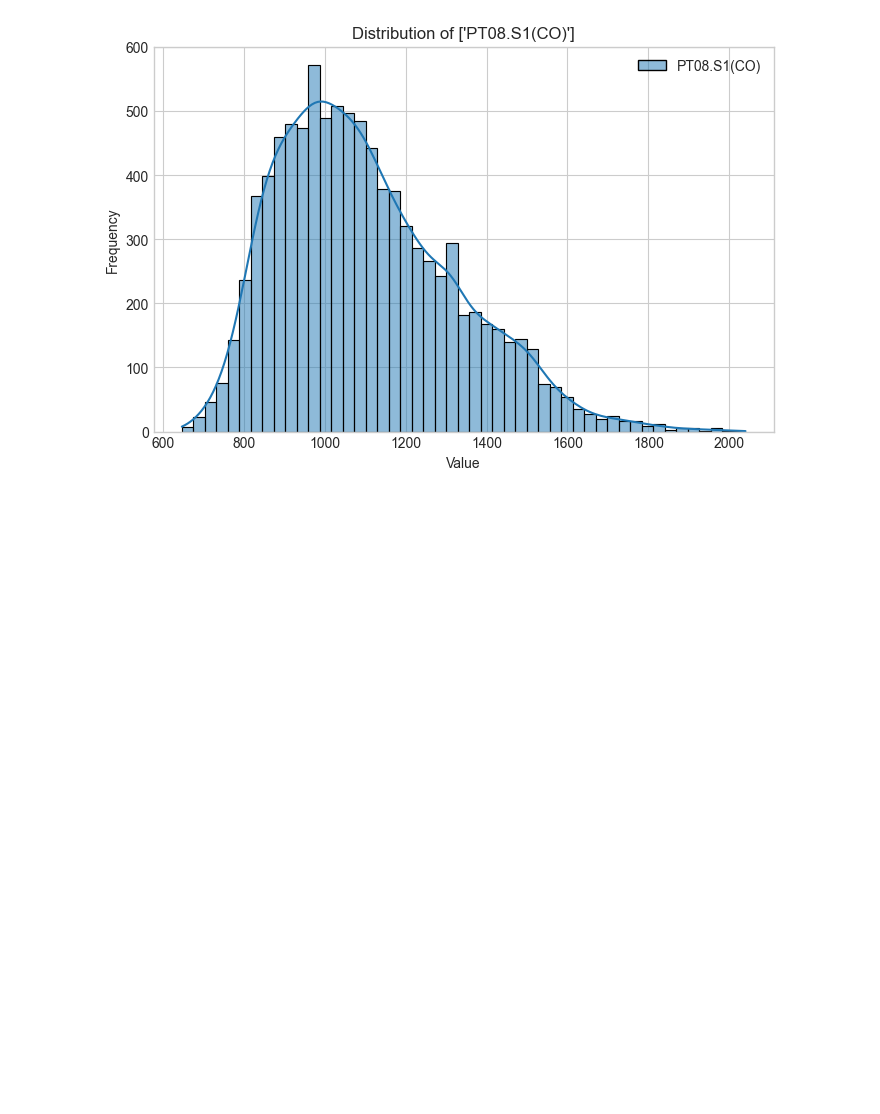
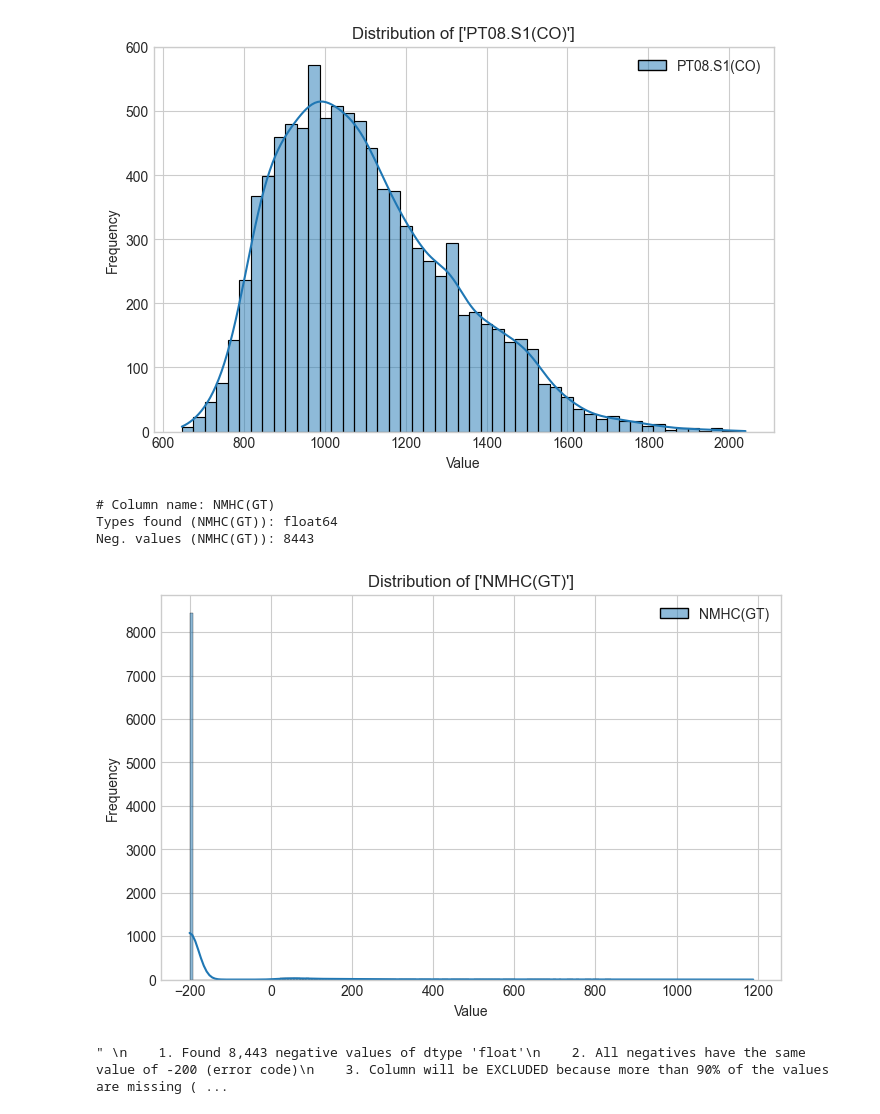
Before and after one commit to sebdied/AIM-capstone-project, a Jupyter notebook: notebooks/01_EDA.ipynb, the cells around one changed output. Drawn from its saved outputs; the diff is of its cells as text; code cells hidden in the pictures; blank space fills up the shorter version.

```diff
--- a/notebooks/01_EDA.ipynb
+++ b/notebooks/01_EDA.ipynb
@@ -234,3 +214,17 @@ Neg. values (PT08.S1(CO)): 366
 Types found (PT08.S1(CO)): float64
 Neg. values (PT08.S1(CO)): 0
 [figure]
+# %%
+# Analyze column: 'NMHC(GT)'
+analyze_col(df=df, col_name='NMHC(GT)', convert_dtype_to_float=False)
+'''
+    1. Found 8,443 negative values of dtype 'float'
+    2. All negatives have the same value of -200 (error code)
+    3. Column will be EXCLUDED because more than 90% of the values are missing (8,443/9,357)
+'''
+# %% [output]
+# Column name: NMHC(GT)
+Types found (NMHC(GT)): float64
+Neg. values (NMHC(GT)): 8443
+[figure, added]
+" \n    1. Found 8,443 negative values of dtype 'float'\n    2. All negatives have the same value of -200 (error code)\n    3. Column will be EXCLUDED because more than 90% of the values are missing ( ...
```
Also changed, not shown: parts of 12 cells of this notebook, 2 other files.
